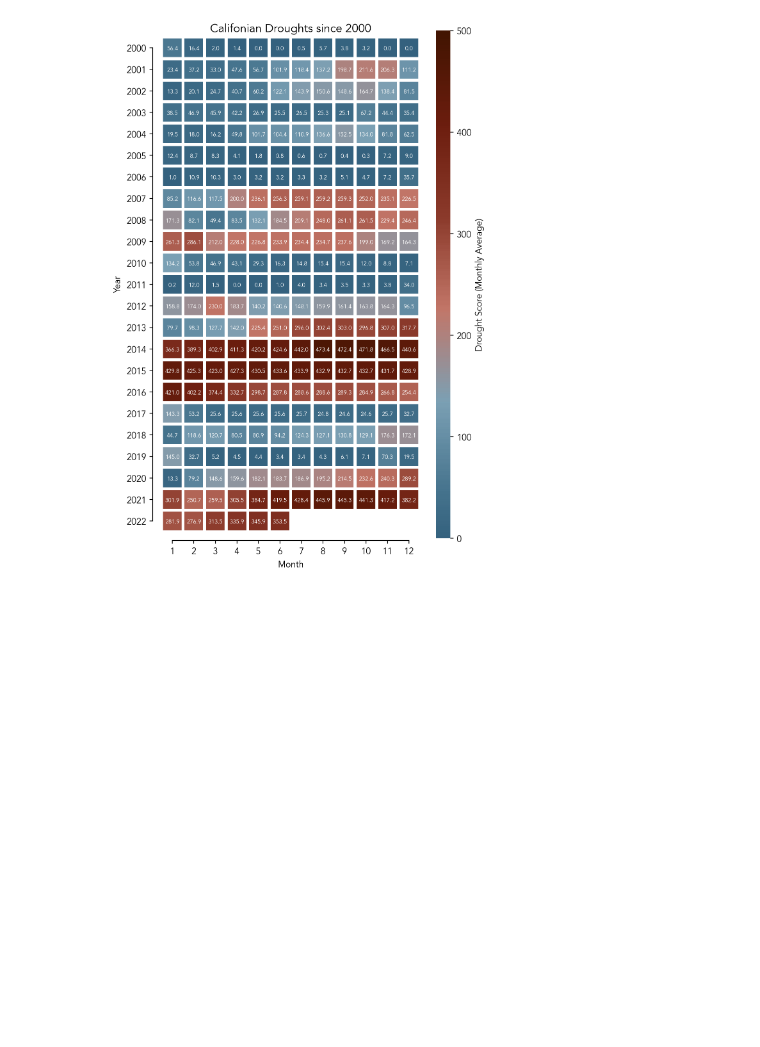
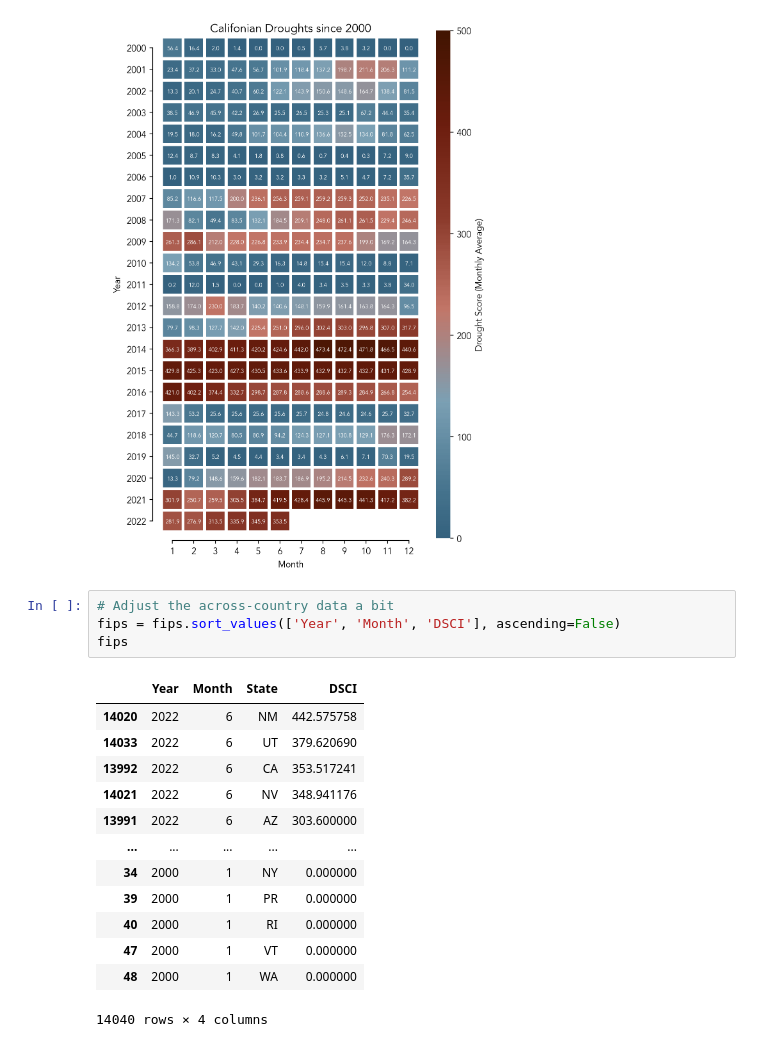
Before and after one commit to xh313/TidyTuesdayWithPython, a Jupyter notebook: TidyTuesday140622.ipynb, the cells around one changed output. Saved outputs shown, nothing was run; the diff lists cells and outputs as text; blank space fills up the shorter version.

```diff
--- a/TidyTuesday140622.ipynb
+++ b/TidyTuesday140622.ipynb
@@ -173,3 +173,21 @@ plt.savefig('ca_droughts.png', dpi=300)
 plt.show()
 # %% [output]
 [figure]
+# %%
+# Adjust the across-country data a bit
+fips = fips.sort_values(['Year', 'Month', 'DSCI'], ascending=False)
+fips
+# %% [output]
+|  | Year | Month | State | DSCI |
+| 14020 | 2022 | 6 | NM | 442.575758 |
+| 14033 | 2022 | 6 | UT | 379.620690 |
+| 13992 | 2022 | 6 | CA | 353.517241 |
+| 14021 | 2022 | 6 | NV | 348.941176 |
+| 13991 | 2022 | 6 | AZ | 303.600000 |
+| ... | ... | ... | ... | ... |
+| 34 | 2000 | 1 | NY | 0.000000 |
+| 39 | 2000 | 1 | PR | 0.000000 |
+| 40 | 2000 | 1 | RI | 0.000000 |
+| 47 | 2000 | 1 | VT | 0.000000 |
+| 48 | 2000 | 1 | WA | 0.000000 |
+14040 rows × 4 columns
```
Also changed, not shown: parts of 3 cells of this notebook.
